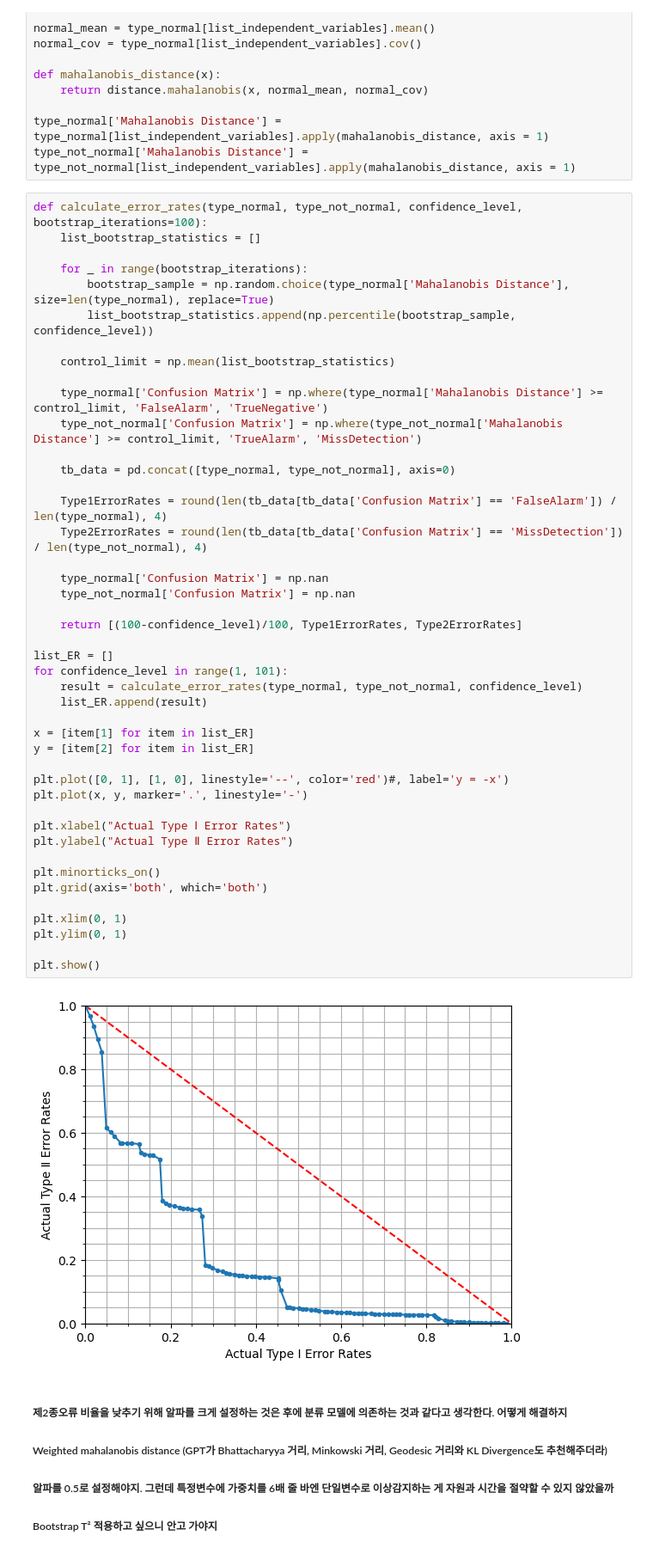
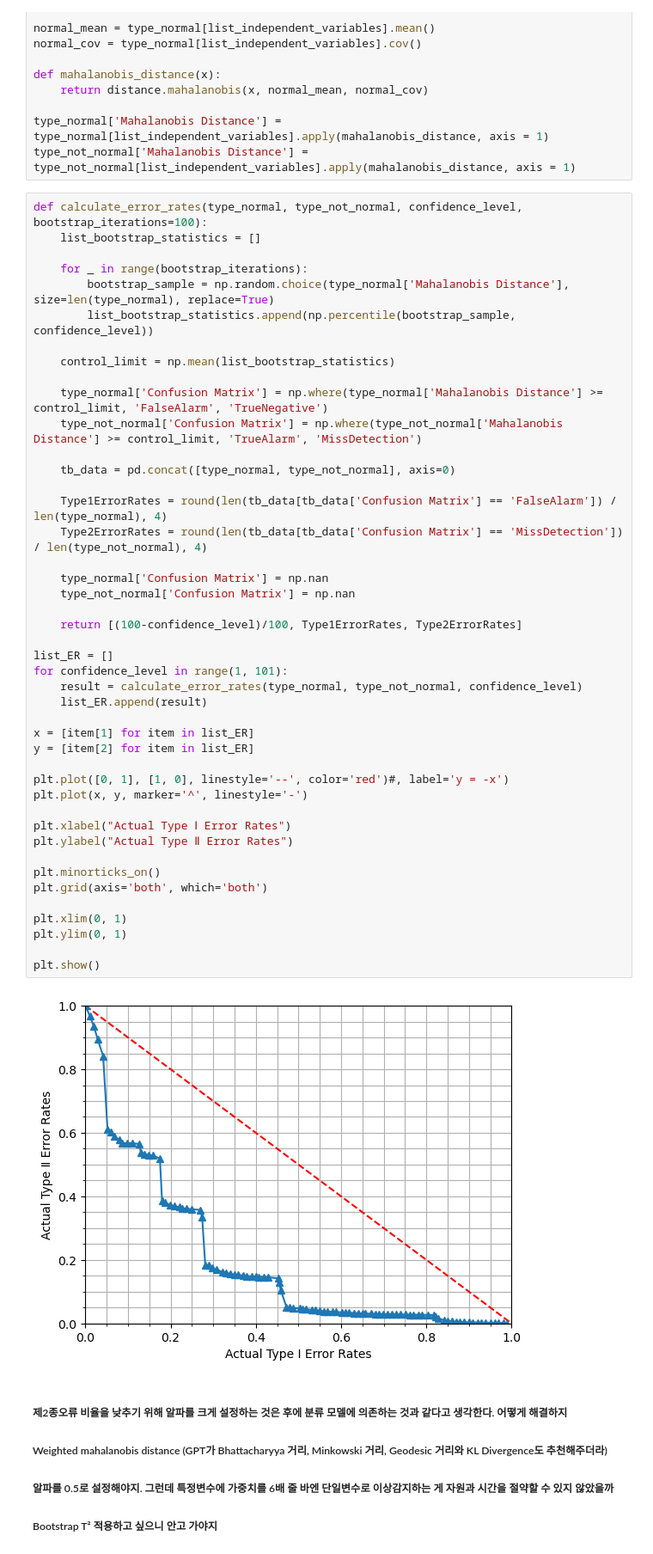
Before and after one commit to changyeon99/CapstoneDesign2, a Jupyter notebook: Nov_8th.ipynb, the cells around one changed output. Shown at 86% size. Saved outputs shown, nothing was run; the diff lists cells and outputs as text.

```diff
--- a/Nov_8th.ipynb
+++ b/Nov_8th.ipynb
@@ -265,35 +265,35 @@ def calculate_error_rates(type_normal, type_not_normal, confidence_level, bootst
 
     Type1ErrorRates = round(len(tb_data[tb_data['Confusion Matrix'] == 'FalseAlarm']) / len(type_normal), 4)
     Type2ErrorRates = round(len(tb_data[tb_data['Confusion Matrix'] == 'MissDetection']) / len(type_not_normal), 4)
 
     type_normal['Confusion Matrix'] = np.nan
     type_not_normal['Confusion Matrix'] = np.nan
 
     return [(100-confidence_level)/100, Type1ErrorRates, Type2ErrorRates]
 
 list_ER = []
 for confidence_level in range(1, 101):
     result = calculate_error_rates(type_normal, type_not_normal, confidence_level)
     list_ER.append(result)
 
 x = [item[1] for item in list_ER]
 y = [item[2] for item in list_ER]
 
 plt.plot([0, 1], [1, 0], linestyle='--', color='red')#, label='y = -x')
-plt.plot(x, y, marker='.', linestyle='-')
+plt.plot(x, y, marker='^', linestyle='-')
 
 plt.xlabel("Actual Type Ⅰ Error Rates")
 plt.ylabel("Actual Type Ⅱ Error Rates")
 
 plt.minorticks_on()
 plt.grid(axis='both', which='both')
 
 plt.xlim(0, 1)
 plt.ylim(0, 1)
 
 plt.show()
 # %% [output]
-[figure, old version]
+[figure, new version]
 # %% [markdown]
 ##### 제2종오류 비율을 낮추기 위해 알파를 크게 설정하는 것은 후에 분류 모델에 의존하는 것과 같다고 생각한다. 어떻게 해결하지
 ##### Weighted mahalanobis distance (GPT가 Bhattacharyya 거리, Minkowski 거리, Geodesic 거리와 KL Divergence도 추천해주더라)
```
Also changed, not shown: parts of 1 cell of this notebook.
